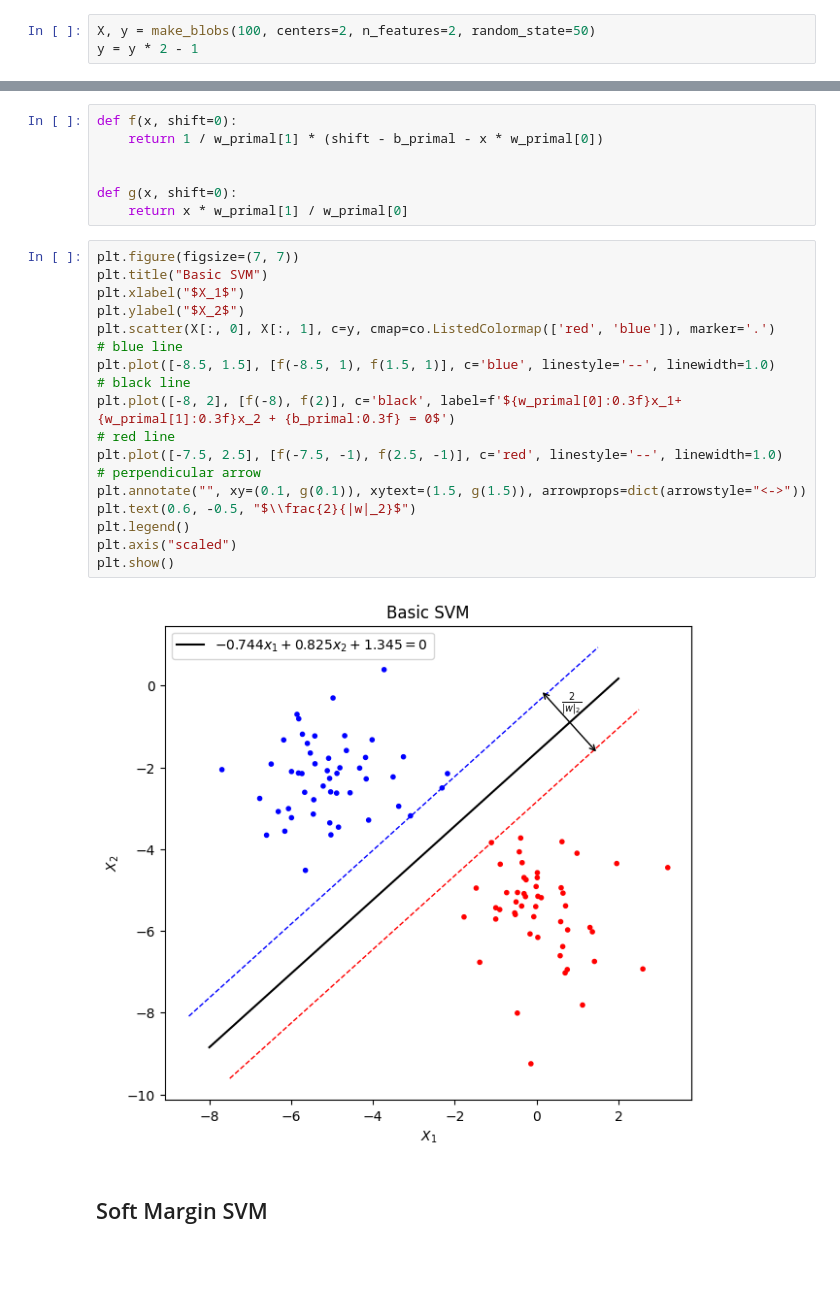
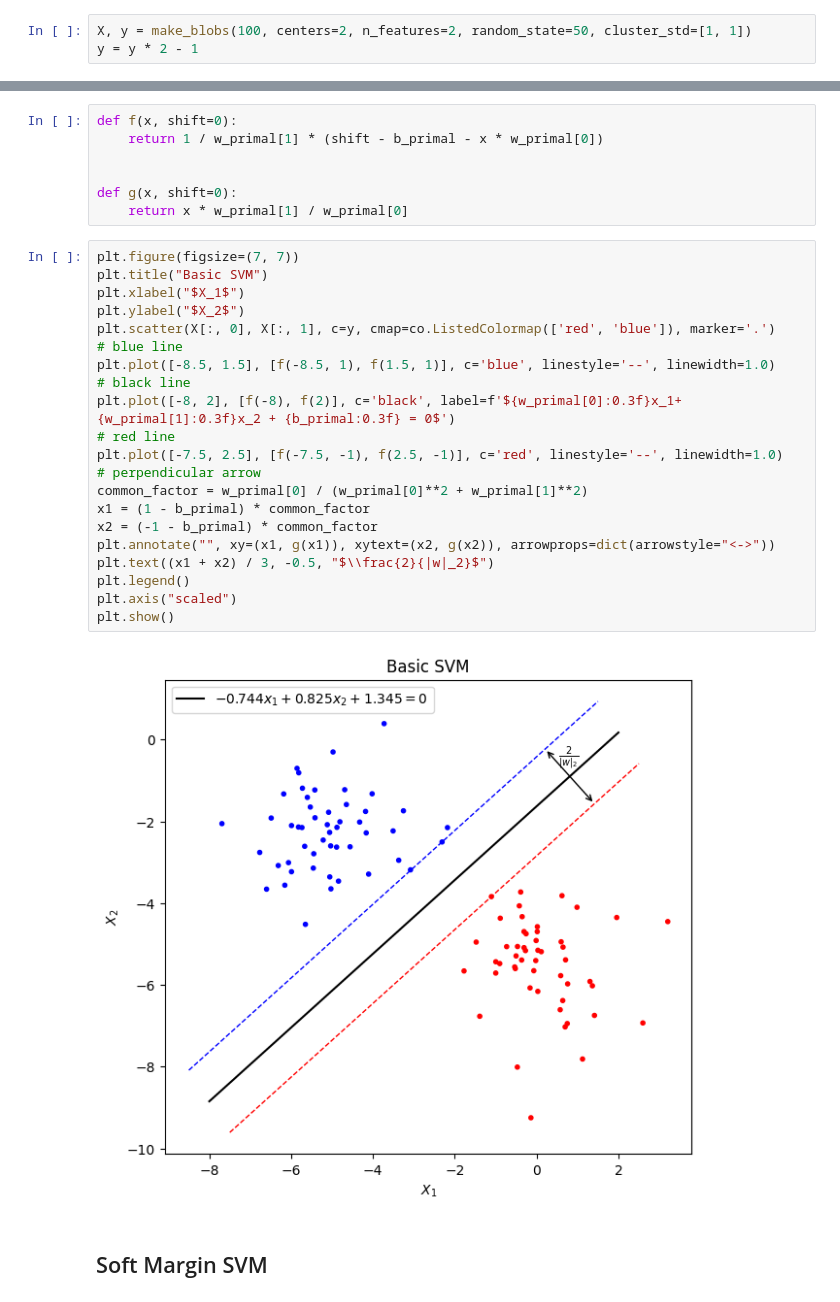
Before and after one commit to jbardalesr/nonlinear-programming, a Jupyter notebook: pc4_svm.ipynb, the cells around one changed output, grey strips where cells are left out. Cells and saved outputs as stored; diff of their text form; blank space fills up the shorter version.

```diff
--- a/pc4_svm.ipynb
+++ b/pc4_svm.ipynb
@@ -28,7 +28,7 @@ from scipy.optimize import minimize
 # %% [markdown]
 #### Dataset
 # %%
-X, y = make_blobs(100, centers=2, n_features=2, random_state=50)
+X, y = make_blobs(100, centers=2, n_features=2, random_state=50, cluster_std=[1, 1])
 y = y * 2 - 1
 # %%
 
@@ -125,22 +125,25 @@ def g(x, shift=0):
 # %%
 plt.figure(figsize=(7, 7))
 plt.title("Basic SVM")
 plt.xlabel("$X_1$")
 plt.ylabel("$X_2$")
 plt.scatter(X[:, 0], X[:, 1], c=y, cmap=co.ListedColormap(['red', 'blue']), marker='.')
 # blue line
 plt.plot([-8.5, 1.5], [f(-8.5, 1), f(1.5, 1)], c='blue', linestyle='--', linewidth=1.0)
 # black line
 plt.plot([-8, 2], [f(-8), f(2)], c='black', label=f'${w_primal[0]:0.3f}x_1+{w_primal[1]:0.3f}x_2 + {b_primal:0.3f} = 0$')
 # red line
 plt.plot([-7.5, 2.5], [f(-7.5, -1), f(2.5, -1)], c='red', linestyle='--', linewidth=1.0)
 # perpendicular arrow
-plt.annotate("", xy=(0.1, g(0.1)), xytext=(1.5, g(1.5)), arrowprops=dict(arrowstyle="<->"))
-plt.text(0.6, -0.5, "$\\frac{2}{|w|_2}$")
+common_factor = w_primal[0] / (w_primal[0]**2 + w_primal[1]**2)
+x1 = (1 - b_primal) * common_factor
+x2 = (-1 - b_primal) * common_factor
+plt.annotate("", xy=(x1, g(x1)), xytext=(x2, g(x2)), arrowprops=dict(arrowstyle="<->"))
+plt.text((x1 + x2) / 3, -0.5, "$\\frac{2}{|w|_2}$")
 plt.legend()
 plt.axis("scaled")
 plt.show()
 # %% [output]
-[figure, old version]
+[figure, new version]
 # %% [markdown]
 ## Soft Margin SVM
```
Also changed, not shown: parts of 8 cells of this notebook.
